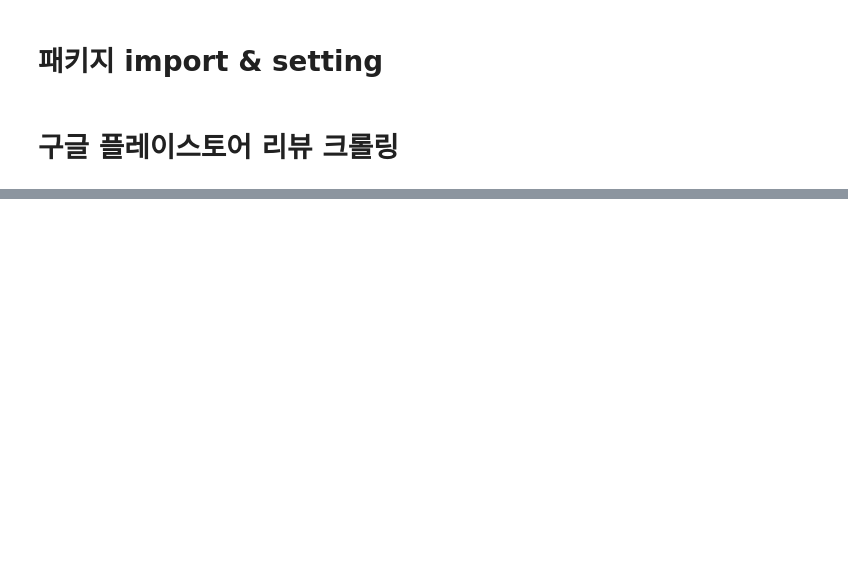
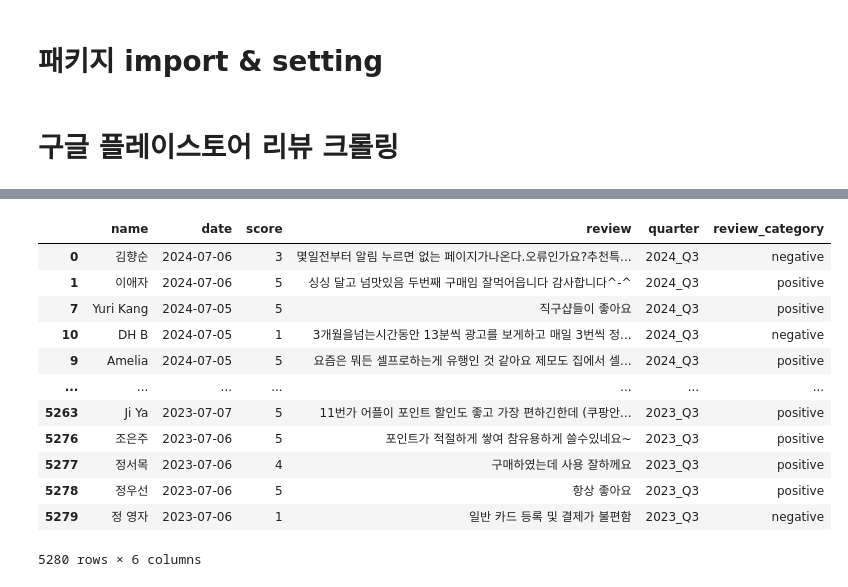
Before and after one commit to jennynoh/11st-intern-project, a Jupyter notebook: 리뷰크롤링.ipynb, the cells around one changed output, grey strips where cells are left out. Drawn from its saved outputs; the diff is of its cells as text; code cells hidden in the pictures; blank space fills up the shorter version.

```diff
--- a/리뷰크롤링.ipynb
+++ b/리뷰크롤링.ipynb
@@ -150,0 +176,3 @@ review_df
+# %%
+# 원본 dataframe copy
+proc_df = review_df.copy()
@@ -150,0 +266,16 @@ review_df
+# %%
+proc_df
+# %% [output]
+|  | name | date | score | review | quarter | review_category |
+| 0 | 김향순 | 2024-07-06 | 3 | 몇일전부터 알림 누르면 없는 페이지가나온다.오류인가요?추천특... | 2024_Q3 | negative |
+| 1 | 이애자 | 2024-07-06 | 5 | 싱싱 달고 넘맛있음 두번째 구매임 잘먹어읍니다 감사합니다^-^ | 2024_Q3 | positive |
+| 7 | Yuri Kang | 2024-07-05 | 5 | 직구샵들이 좋아요 | 2024_Q3 | positive |
+| 10 | DH B | 2024-07-05 | 1 | 3개월을넘는시간동안 13분씩 광고를 보게하고 매일 3번씩 정... | 2024_Q3 | negative |
+| 9 | Amelia | 2024-07-05 | 5 | 요즘은 뭐든 셀프로하는게 유행인 것 같아요 제모도 집에서 셀... | 2024_Q3 | positive |
+| ... | ... | ... | ... | ... | ... | ... |
+| 5263 | Ji Ya | 2023-07-07 | 5 | 11번가 어플이 포인트 할인도 좋고 가장 편하긴한데 (쿠팡안... | 2023_Q3 | positive |
+| 5276 | 조은주 | 2023-07-06 | 5 | 포인트가 적절하게 쌓여 참유용하게 쓸수있네요~ | 2023_Q3 | positive |
+| 5277 | 정서목 | 2023-07-06 | 4 | 구매하였는데 사용 잘하께요 | 2023_Q3 | positive |
+| 5278 | 정우선 | 2023-07-06 | 5 | 항상 좋아요 | 2023_Q3 | positive |
+| 5279 | 정 영자 | 2023-07-06 | 1 | 일반 카드 등록 및 결제가 불편함 | 2023_Q3 | negative |
+5280 rows × 6 columns
```
Also changed, not shown: parts of 26 cells of this notebook, 4 other files.
